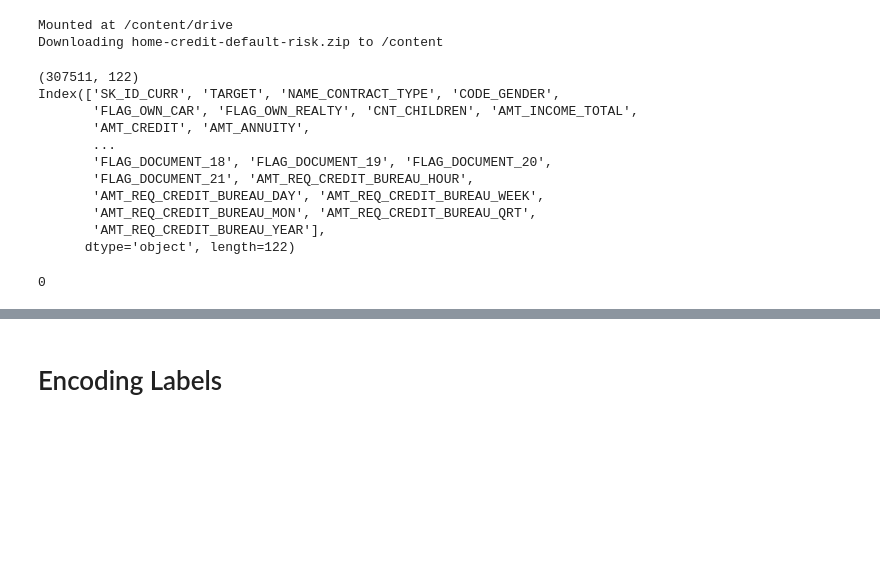
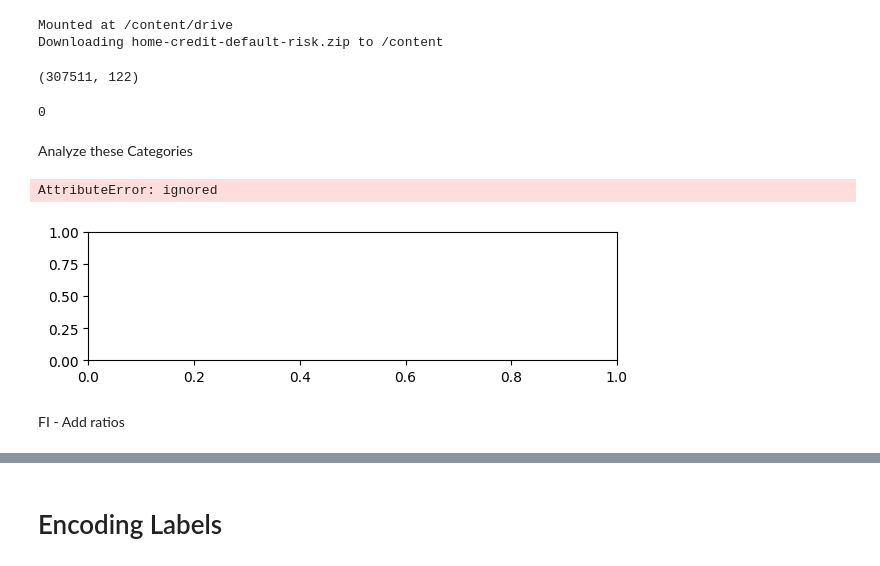
Before and after one commit to harirm85/Hari_ML_workshop, a Jupyter notebook: Home_Credit_App_CV.ipynb, the cells around one changed output, grey strips where cells are left out. Drawn from its saved outputs; the diff is of its cells as text; code cells hidden in the pictures; blank space fills up the shorter version.

```diff
--- a/Home_Credit_App_CV.ipynb
+++ b/Home_Credit_App_CV.ipynb
@@ -41,19 +41,8 @@ Downloading home-credit-default-risk.zip to /content
 app_data = pd.read_csv('/content/home-credit-default-risk/application_train.csv')
 
 print(app_data.shape)
-print(app_data.columns)
 # %% [output]
 (307511, 122)
-Index(['SK_ID_CURR', 'TARGET', 'NAME_CONTRACT_TYPE', 'CODE_GENDER',
-       'FLAG_OWN_CAR', 'FLAG_OWN_REALTY', 'CNT_CHILDREN', 'AMT_INCOME_TOTAL',
-       'AMT_CREDIT', 'AMT_ANNUITY',
-       ...
-       'FLAG_DOCUMENT_18', 'FLAG_DOCUMENT_19', 'FLAG_DOCUMENT_20',
-       'FLAG_DOCUMENT_21', 'AMT_REQ_CREDIT_BUREAU_HOUR',
-       'AMT_REQ_CREDIT_BUREAU_DAY', 'AMT_REQ_CREDIT_BUREAU_WEEK',
-       'AMT_REQ_CREDIT_BUREAU_MON', 'AMT_REQ_CREDIT_BUREAU_QRT',
-       'AMT_REQ_CREDIT_BUREAU_YEAR'],
-      dtype='object', length=122)
 # %%
 #Set Features and label fields
 label_col = 'TARGET'
@@ -66,7 +55,7 @@ print(duplicates) #no dups for all fields
 
 #Fix data types
 dtypes= {'NAME_CONTRACT_TYPE': 'category' ,'CODE_GENDER': 'category','FLAG_OWN_CAR': 'category','FLAG_OWN_REALTY': 'category'
-  , 'CNT_CHILDREN': 'category' , 'TARGET': 'category' , 'SK_ID_CURR': 'category'
+  , 'CNT_CHILDREN': 'category'
   ,'NAME_TYPE_SUITE': 'category','NAME_INCOME_TYPE': 'category','NAME_EDUCATION_TYPE': 'category','NAME_FAMILY_STATUS': 'category'
   ,'NAME_HOUSING_TYPE': 'category','FLAG_MOBIL': 'category','FLAG_EMP_PHONE': 'category','FLAG_WORK_PHONE': 'category'
   ,'FLAG_CONT_MOBILE': 'category','FLAG_PHONE': 'category','FLAG_EMAIL': 'category','OCCUPATION_TYPE': 'category'
@@ -85,3 +74,19 @@ dtypes= {'NAME_CONTRACT_TYPE': 'category' ,'CODE_GENDER': 'category','FLAG_OWN_C
 app_data = app_data.astype(dtypes)
 # %% [output]
 0
+# %% [markdown]
+Analyze these Categories
+# %%
+plt.figure(figsize=(15, 120))
+
+for i, c in enumerate(app_data.select_dtypes(include='category').columns):
+    plt.subplot(60,2,i+1)
+    sns.barplot(x=app_data[c],y=app_data[c].count(),hue=app_data['TARGET'])
+    plt.title('Hist plot for field:' + c)
+    plt.xlabel('')
+    plt.tight_layout(pad=0.4, w_pad=0.5, h_pad=1.0)
+# %% [output]
+AttributeError: ignored
+[figure, added]
+# %% [markdown]
+FI - Add ratios
```
Also changed, not shown: parts of 12 cells of this notebook.
